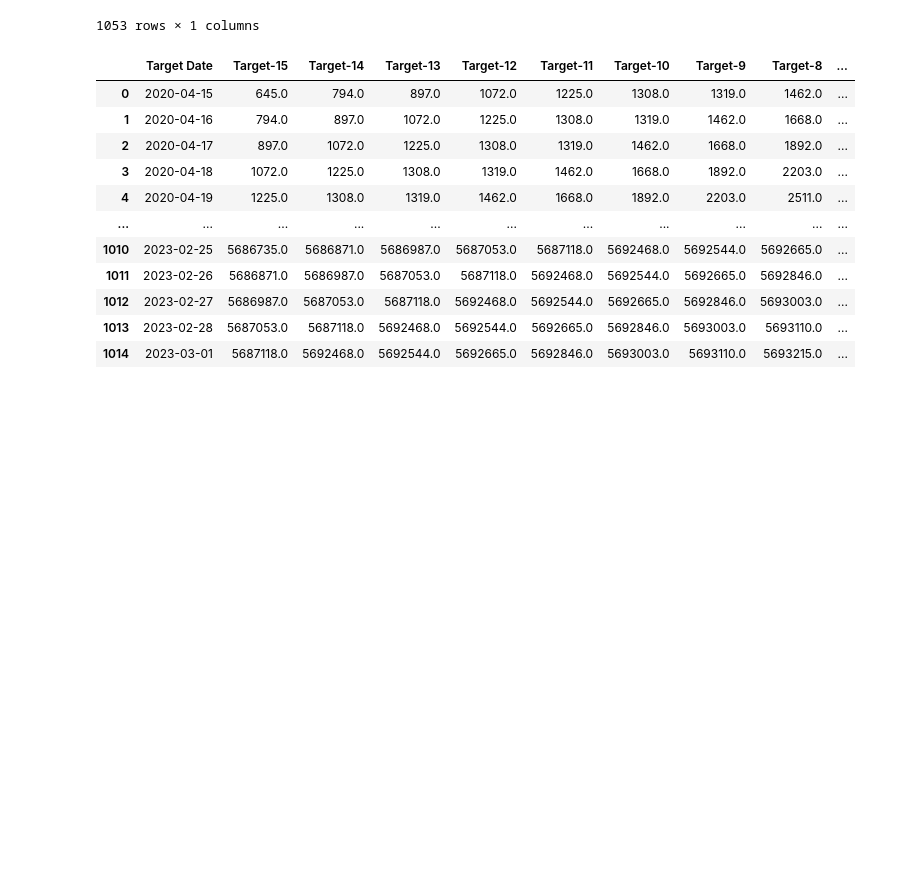
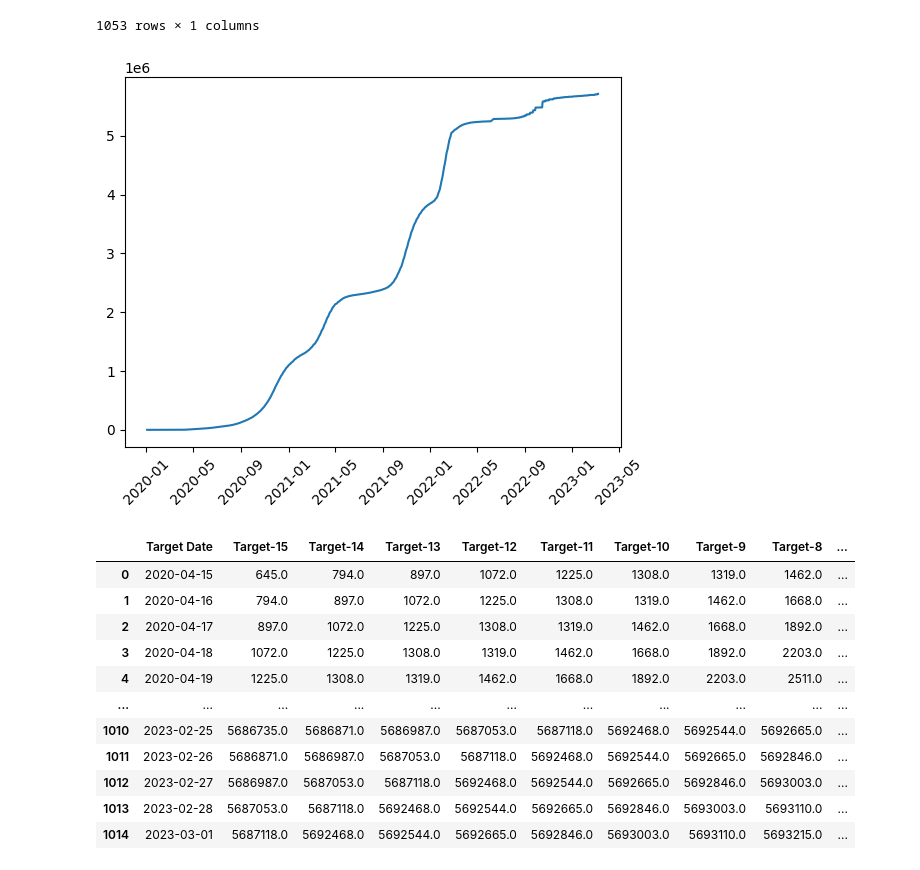
Before and after one commit to annafedyna/prediction_with_nn, a Jupyter notebook: sliding_window.ipynb, the cells around one changed output. Cells and saved outputs as stored; diff of their text form; code cells hidden in the pictures; blank space fills up the shorter version.

```diff
--- a/sliding_window.ipynb
+++ b/sliding_window.ipynb
@@ -57,6 +51,12 @@ See the caveats in the documentation: https://pandas.pydata.org/pandas-docs/stab
 | 2023-03-08 | 5711818.0 |
 | 2023-03-09 | 5711929.0 |
 1053 rows × 1 columns
+# %%
+plt.plot(data.index, data['confirmed'])
+plt.xticks(rotation=45)
+plt.show()
+# %% [output]
+[figure, added]
 # %%
 def df_to_windowed_df(dataframe, first_date_str, last_date_str, n=3):
     first_date = str_to_datetime(first_date_str)
```
Also changed, not shown: parts of 12 cells of this notebook, 2 other files.
